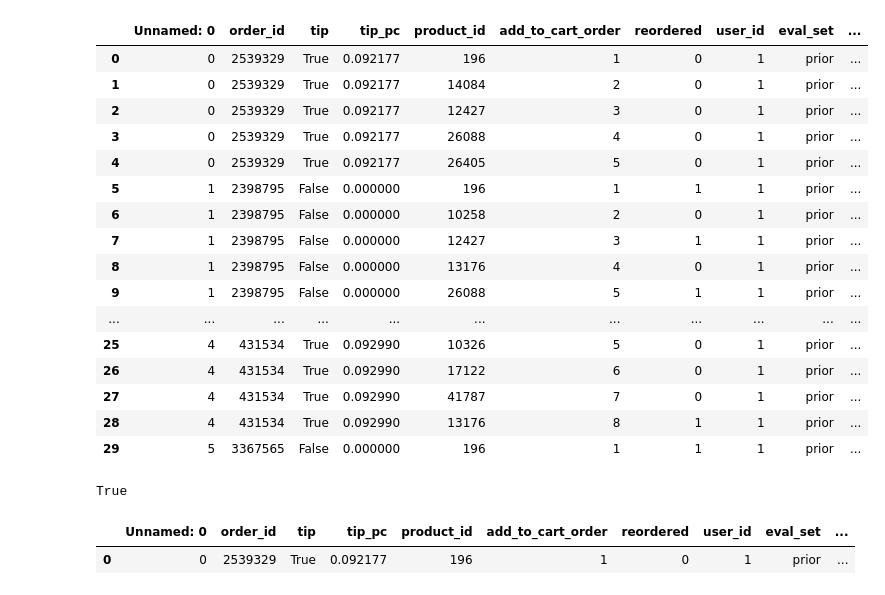
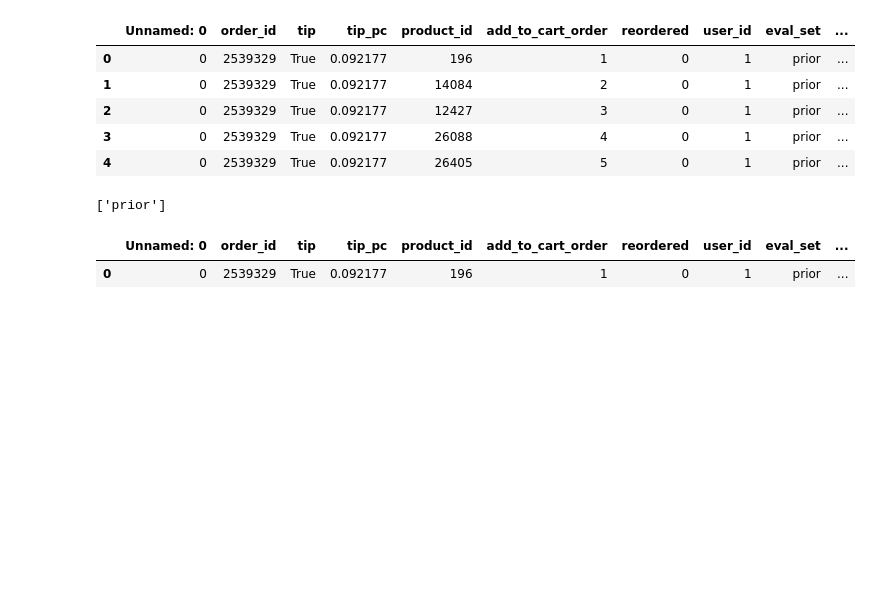
Before and after one commit to Chemmic/DataScience, a Jupyter notebook: data_science_project_aufgabe2.ipynb, the cells around one changed output. Cells and saved outputs as stored; diff of their text form; code cells hidden in the pictures; blank space fills up the shorter version.

```diff
--- a/data_science_project_aufgabe2.ipynb
+++ b/data_science_project_aufgabe2.ipynb
@@ -96,34 +119,25 @@ products:
 # %%
 
 merged = trainingdata.merge(df_orders_prior, on="order_id", how="left")
 merged = merged.merge(df_orders, on="order_id", how="left")
-df_products["product_id"].is_unique
+
+merged = merged.fillna(0)
+
 #order_merged = order_merged.merge(df_products, on="product_id", how="left")
-display(merged.head(30))
+display(merged.head(5))
+print(merged["eval_set"].unique())
 # %% [output]
 |  | Unnamed: 0 | order_id | tip | tip_pc | product_id | add_to_cart_order | reordered | user_id | eval_set | ... |
 | 0 | 0 | 2539329 | True | 0.092177 | 196 | 1 | 0 | 1 | prior | ... |
 | 1 | 0 | 2539329 | True | 0.092177 | 14084 | 2 | 0 | 1 | prior | ... |
 | 2 | 0 | 2539329 | True | 0.092177 | 12427 | 3 | 0 | 1 | prior | ... |
 | 3 | 0 | 2539329 | True | 0.092177 | 26088 | 4 | 0 | 1 | prior | ... |
 | 4 | 0 | 2539329 | True | 0.092177 | 26405 | 5 | 0 | 1 | prior | ... |
-| 5 | 1 | 2398795 | False | 0.000000 | 196 | 1 | 1 | 1 | prior | ... |
-| 6 | 1 | 2398795 | False | 0.000000 | 10258 | 2 | 0 | 1 | prior | ... |
-| 7 | 1 | 2398795 | False | 0.000000 | 12427 | 3 | 1 | 1 | prior | ... |
-| 8 | 1 | 2398795 | False | 0.000000 | 13176 | 4 | 0 | 1 | prior | ... |
-| 9 | 1 | 2398795 | False | 0.000000 | 26088 | 5 | 1 | 1 | prior | ... |
-| ... | ... | ... | ... | ... | ... | ... | ... | ... | ... | ... |
-| 25 | 4 | 431534 | True | 0.092990 | 10326 | 5 | 0 | 1 | prior | ... |
-| 26 | 4 | 431534 | True | 0.092990 | 17122 | 6 | 0 | 1 | prior | ... |
-| 27 | 4 | 431534 | True | 0.092990 | 41787 | 7 | 0 | 1 | prior | ... |
-| 28 | 4 | 431534 | True | 0.092990 | 13176 | 8 | 1 | 1 | prior | ... |
-| 29 | 5 | 3367565 | False | 0.000000 | 196 | 1 | 1 | 1 | prior | ... |
+['prior']
 # %%
-print(df_products["product_id"].is_unique)
-df_products["product_id"].value_counts().head(10)
-merged = merged.merge(df_products, on="product_id", how="left")
+#print(df_products["product_id"].is_unique)
+#df_products["product_id"].value_counts().head(10)
+#merged = merged.merge(df_products, on="product_id", how="left")
-# %% [output]
-True
 # %%
 display(merged.head(1))
 # %% [output]
```
Also changed, not shown: parts of 10 cells of this notebook.
